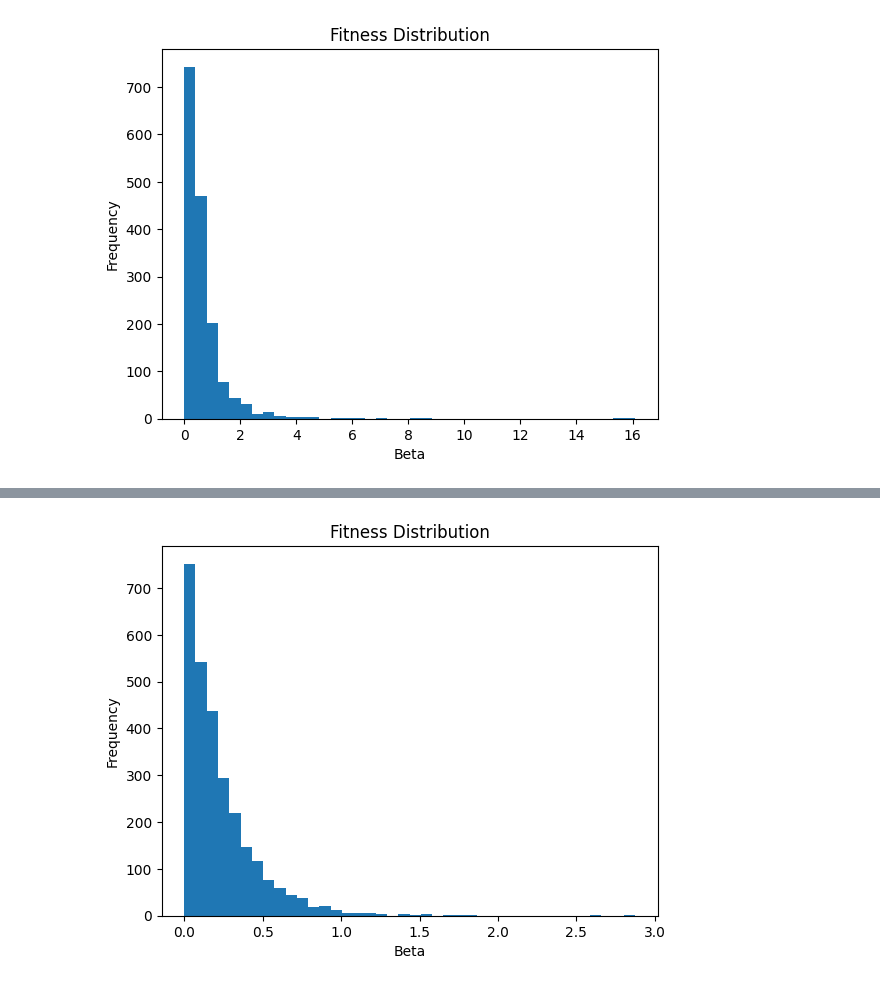
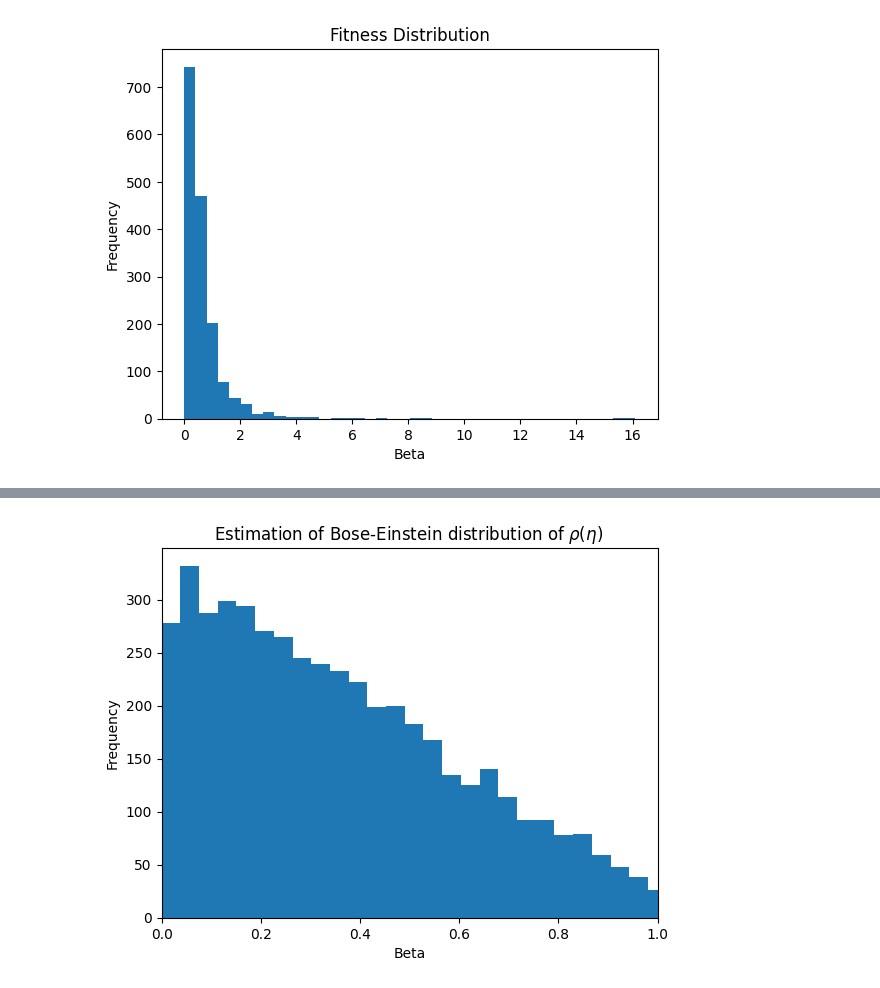
Before and after one commit to AaronDC60/Bianconi_Barabasi, a Jupyter notebook: code/fitness_estimation.ipynb, the cells around one changed output, grey strips where cells are left out. Saved outputs shown, nothing was run; the diff lists cells and outputs as text; code cells hidden in the pictures.

```diff
--- a/code/fitness_estimation.ipynb
+++ b/code/fitness_estimation.ipynb
@@ -151,0 +257,15 @@ plt.show()
+# %%
+generator = fitness.generator()
+
+generator.set_current_distribution('be')
+generator.set_param_beta(2, 2)
+
+n_samples = 5000
+
+# Generate values
+y_samples = []
+
+for _ in range(n_samples):
+    y_samples.append(generator.generate_value())
+
+fitness_data = y_samples
@@ -152,24 +287,22 @@ plt.show()
 # %%
-""" for exponential fitness """
+""" for beta fitness distribution """
 
-size = 3000
+size = n_samples
 iterations = 100
-rng = np.random.default_rng(1234)
-fitness_data = rng.exponential(1.0, size)
 
-times, node_degrees = simulate(size, iterations, fitness_data)
+times, node_degrees, network_be = simulate(size, iterations, fitness_data)
 
-mean_degrees = get_means(node_degrees)
+mean_degrees_be = get_means(node_degrees)
 # %%
-degrees_new, times_new = mean_degrees, times[0]
+degrees_new, times_new = mean_degrees_be, times[0]
 
 beta = estimate_beta(degrees_new, times_new)
 
-plt.figure()
-plt.hist(beta, bins=40)
+plt.hist(beta, bins=100)
 plt.xlabel('Beta')
 plt.ylabel('Frequency')
-plt.title('Fitness Distribution')
-plt.show()
+plt.title(r'Estimation of Bose-Einstein distribution of $ \rho(\eta) $ ')
+plt.xlim(0, 1)
+plt.savefig('be_fitness_estimation.png', dpi=400)
 # %% [output]
-[figure, old version]
+[figure, new version]
```
Also changed, not shown: parts of 14 cells of this notebook.
